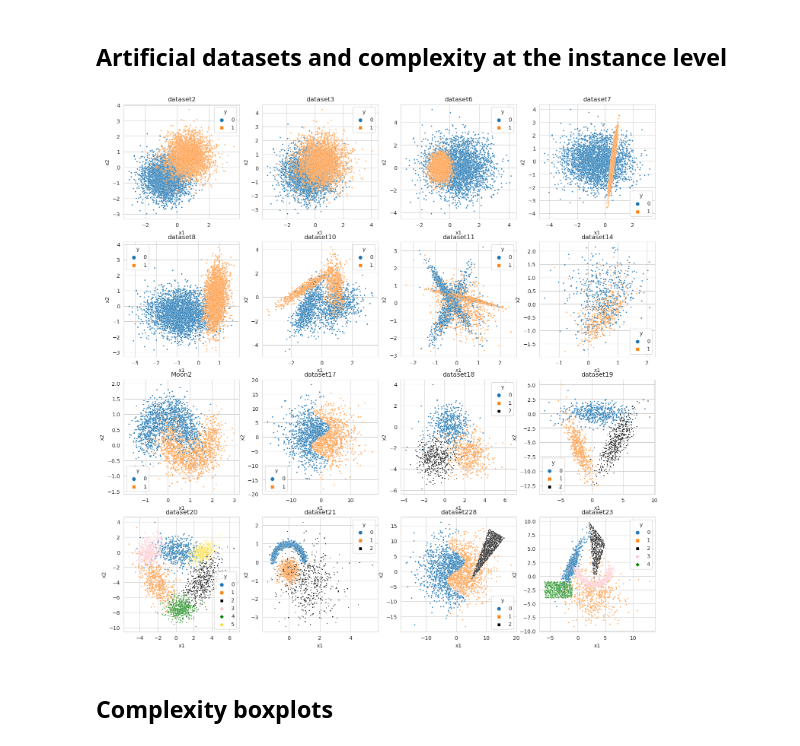
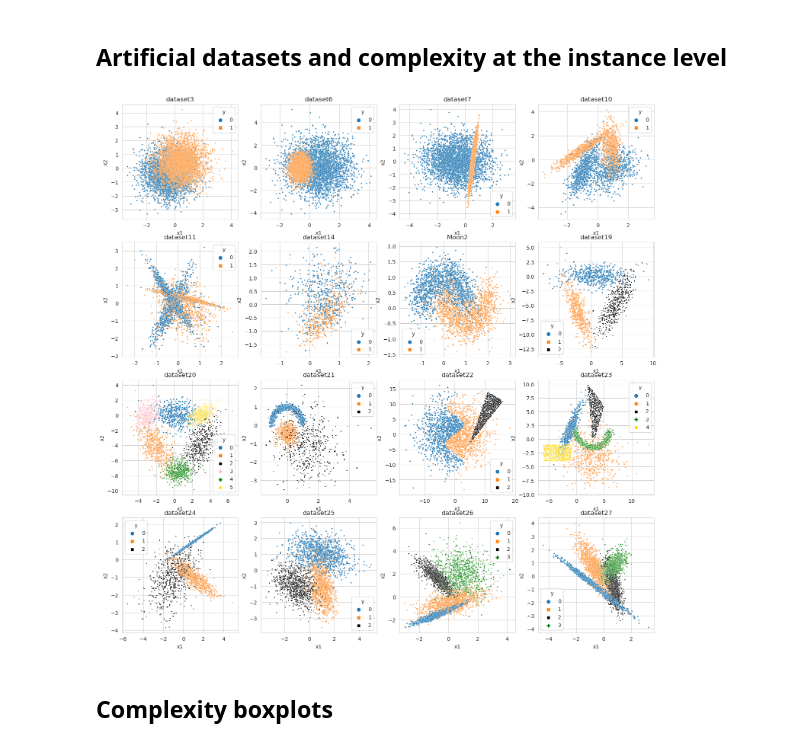
Before and after one commit to carmenlancho/EnsemblesComplexity, a Jupyter notebook: ArtificialDatasets_ComplexityAnalysis.ipynb, the cells around one changed output. Cells and saved outputs as stored; diff of their text form; code cells hidden in the pictures.

Commit message:
Complexity analysis new data in notebook

```diff
--- a/ArtificialDatasets_ComplexityAnalysis.ipynb
+++ b/ArtificialDatasets_ComplexityAnalysis.ipynb
@@ -38,6 +38,10 @@ dataset20 = pd.read_csv('Dataset20.csv')
 dataset21 = pd.read_csv('Dataset21.csv')
 dataset22 = pd.read_csv('Dataset22.csv')
 dataset23 = pd.read_csv('Dataset23.csv')
+dataset24 = pd.read_csv('Dataset24.csv')
+dataset25 = pd.read_csv('Dataset25.csv')
+dataset26 = pd.read_csv('Dataset26.csv')
+dataset27 = pd.read_csv('Dataset27.csv')
 # %%
 # sns.scatterplot(x='x1', y='x2', data=data10, hue='y')
 # plt.show()
@@ -70,38 +74,42 @@ dataset23 = pd.read_csv('Dataset23.csv')
 # %%
 fig, axes = plt.subplots(4, 4, figsize=(18, 18))
 
 # fig.suptitle('Suptitle')
 
 # sns.scatterplot(ax=axes[0, 0], data=dataset1, x='x1', y='x2', hue='y',style = 'y', s=6).set(title='dataset1')
-sns.scatterplot(ax=axes[0, 0], data=dataset2,  x='x1', y='x2', hue='y',style = 'y', s=6).set(title='dataset2')
-sns.scatterplot(ax=axes[0, 1], data=dataset3,  x='x1', y='x2', hue='y',style = 'y', s=6).set(title='dataset3')
+# sns.scatterplot(ax=axes[0, 0], data=dataset2,  x='x1', y='x2', hue='y',style = 'y', s=6).set(title='dataset2')
+sns.scatterplot(ax=axes[0, 0], data=dataset3,  x='x1', y='x2', hue='y',style = 'y', s=6).set(title='dataset3')
 # sns.scatterplot(ax=axes[0, 3], data=dataset4,  x='x1', y='x2', hue='y',style = 'y', s=6).set(title='dataset4')
 # sns.scatterplot(ax=axes[1, 0], data=dataset5,  x='x1', y='x2', hue='y',style = 'y', s=6).set(title='dataset5')
-sns.scatterplot(ax=axes[0, 2], data=dataset6,  x='x1', y='x2', hue='y',style = 'y', s=6).set(title='dataset6')
-sns.scatterplot(ax=axes[0, 3], data=dataset7,  x='x1', y='x2', hue='y',style = 'y', s=6).set(title='dataset7')
-sns.scatterplot(ax=axes[1, 0], data=dataset8,  x='x1', y='x2', hue='y',style = 'y', s=6).set(title='dataset8')
+sns.scatterplot(ax=axes[0, 1], data=dataset6,  x='x1', y='x2', hue='y',style = 'y', s=6).set(title='dataset6')
+sns.scatterplot(ax=axes[0, 2], data=dataset7,  x='x1', y='x2', hue='y',style = 'y', s=6).set(title='dataset7')
+# sns.scatterplot(ax=axes[1, 0], data=dataset8,  x='x1', y='x2', hue='y',style = 'y', s=6).set(title='dataset8')
 # sns.scatterplot(ax=axes[2, 0], data=dataset9,  x='x1', y='x2', hue='y',style = 'y', s=6).set(title='dataset9')
-sns.scatterplot(ax=axes[1, 1], data=dataset10,  x='x1', y='x2', hue='y',style = 'y', s=6).set(title='dataset10')
-sns.scatterplot(ax=axes[1, 2], data=dataset11,  x='x1', y='x2', hue='y',style = 'y', s=6).set(title='dataset11')
+sns.scatterplot(ax=axes[0, 3], data=dataset10,  x='x1', y='x2', hue='y',style = 'y', s=6).set(title='dataset10')
+sns.scatterplot(ax=axes[1, 0], data=dataset11,  x='x1', y='x2', hue='y',style = 'y', s=6).set(title='dataset11')
 # sns.scatterplot(ax=axes[2, 3], data=dataset12,  x='x1', y='x2', hue='y',style = 'y', s=6).set(title='dataset12')
 # sns.scatterplot(ax=axes[3, 0], data=dataset13,  x='x1', y='x2', hue='y',style = 'y', s=6).set(title='dataset13')
-sns.scatterplot(ax=axes[1, 3], data=dataset14,  x='x1', y='x2', hue='y',style = 'y', s=6).set(title='dataset14')
+sns.scatterplot(ax=axes[1, 1], data=dataset14,  x='x1', y='x2', hue='y',style = 'y', s=6).set(title='dataset14')
 # sns.scatterplot(ax=axes[3, 2], data=dataset15,  x='x1', y='x2', hue='y',style = 'y', s=6).set(title='dataset15')
 # sns.scatterplot(ax=axes[3, 3], data=dataset16,  x='x1', y='x2', hue='y',style = 'y', s=6).set(title='dataset16')
 # sns.scatterplot(ax=axes[4, 0], data=Moon,  x='x1', y='x2', hue='y',style = 'y', s=6).set(title='Moon')
-sns.scatterplot(ax=axes[2, 0], data=Moon2,  x='x1', y='x2', hue='y',style = 'y', s=6).set(title='Moon2')
+sns.scatterplot(ax=axes[1, 2], data=Moon2,  x='x1', y='x2', hue='y',style = 'y', s=6).set(title='Moon2')
 # sns.scatterplot(ax=axes[4, 2], data=xor,  x='x1', y='x2', hue='y',style = 'y', s=6).set(title='XOR')
-sns.scatterplot(ax=axes[2, 1], data=dataset17,  x='x1', y='x2', hue='y',style = 'y', s=6).set(title='dataset17')
-sns.scatterplot(ax=axes[2, 2], data=dataset18,  x='x1', y='x2', hue='y',style = 'y', s=6,palette=["C0", "C1", "k"]).set(title='dataset18')
-sns.scatterplot(ax=axes[2, 3], data=dataset19,  x='x1', y='x2', hue='y',style = 'y', s=6,palette=["C0", "C1", "k"]).set(title='dataset19')
-sns.scatterplot(ax=axes[3, 0], data=dataset20,  x='x1', y='x2', hue='y',style = 'y', s=6,palette=["C0", "C1", "k",'pink','green','gold']).set(title='dataset20')
-sns.scatterplot(ax=axes[3, 1], data=dataset21,  x='x1', y='x2', hue='y',style = 'y', s=6,palette=["C0", "C1", "k"]).set(title='dataset21')
-sns.scatterplot(ax=axes[3, 2], data=dataset22,  x='x1', y='x2', hue='y',style = 'y', s=6,palette=["C0", "C1", "k"]).set(title='dataset22')
-sns.scatterplot(ax=axes[3, 3], data=dataset23,  x='x1', y='x2', hue='y',style = 'y', s=6,palette=["C0", "C1", "k",'green','gold']).set(title='dataset23')
+# sns.scatterplot(ax=axes[2, 1], data=dataset17,  x='x1', y='x2', hue='y',style = 'y', s=6).set(title='dataset17')
+# sns.scatterplot(ax=axes[1, 3], data=dataset18,  x='x1', y='x2', hue='y',style = 'y', s=6,palette=["C0", "C1", "k"]).set(title='dataset18')
+sns.scatterplot(ax=axes[1, 3], data=dataset19,  x='x1', y='x2', hue='y',style = 'y', s=6,palette=["C0", "C1", "k"]).set(title='dataset19')
+sns.scatterplot(ax=axes[2, 0], data=dataset20,  x='x1', y='x2', hue='y',style = 'y', s=6,palette=["C0", "C1", "k",'pink','green','gold']).set(title='dataset20')
+sns.scatterplot(ax=axes[2, 1], data=dataset21,  x='x1', y='x2', hue='y',style = 'y', s=6,palette=["C0", "C1", "k"]).set(title='dataset21')
+sns.scatterplot(ax=axes[2, 2], data=dataset22,  x='x1', y='x2', hue='y',style = 'y', s=6,palette=["C0", "C1", "k"]).set(title='dataset22')
+sns.scatterplot(ax=axes[2, 3], data=dataset23,  x='x1', y='x2', hue='y',style = 'y', s=6,palette=["C0", "C1", "k",'green','gold']).set(title='dataset23')
+sns.scatterplot(ax=axes[3, 0], data=dataset24,  x='x1', y='x2', hue='y',style = 'y', s=6,palette=["C0", "C1", "k"]).set(title='dataset24')
+sns.scatterplot(ax=axes[3, 1], data=dataset25,  x='x1', y='x2', hue='y',style = 'y', s=6,palette=["C0", "C1", "k"]).set(title='dataset25')
+sns.scatterplot(ax=axes[3, 2], data=dataset26,  x='x1', y='x2', hue='y',style = 'y', s=6,palette=["C0", "C1", "k",'green']).set(title='dataset26')
+sns.scatterplot(ax=axes[3, 3], data=dataset27,  x='x1', y='x2', hue='y',style = 'y', s=6,palette=["C0", "C1", "k",'green']).set(title='dataset27')
 
 plt.show()
 # %% [output]
-[figure, old version]
+[figure, new version]
 # %% [markdown]
 ## Complexity boxplots
 # %%
```
Also changed, not shown: parts of 3 cells of this notebook.
